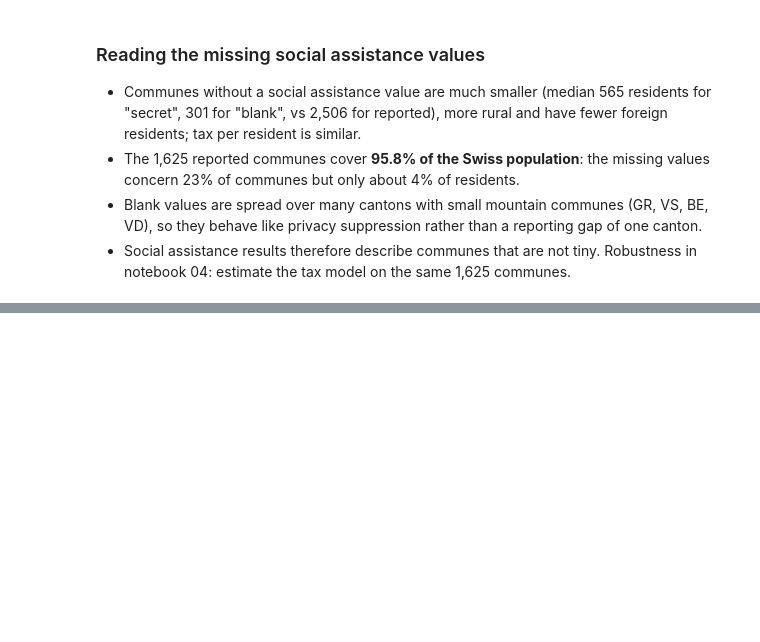
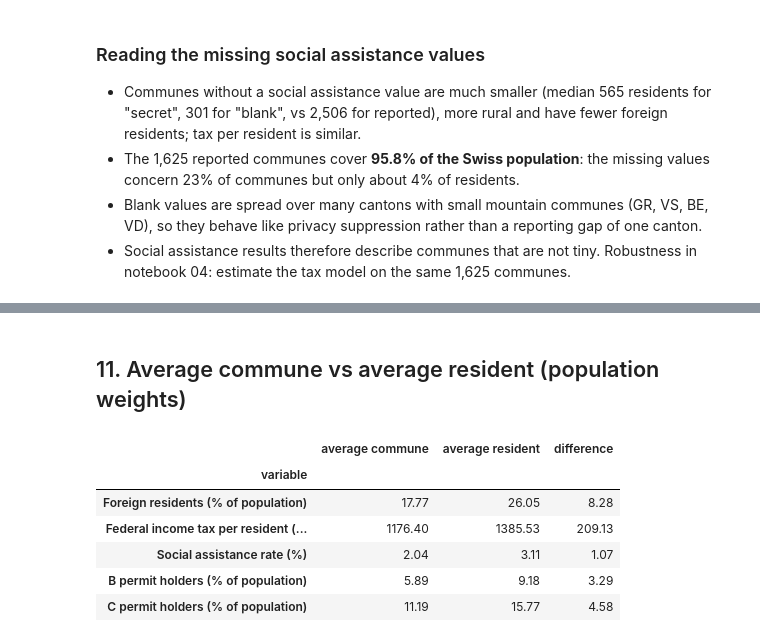
Before and after one commit to bousmarc/ADA-Project, a Jupyter notebook: notebooks/03_descriptive_stats.ipynb, the cells around one changed output, grey strips where cells are left out. Cells and saved outputs as stored; diff of their text form; code cells hidden in the pictures; blank space fills up the shorter version.

```diff
--- a/notebooks/03_descriptive_stats.ipynb
+++ b/notebooks/03_descriptive_stats.ipynb
@@ -502,0 +625,27 @@ Name: count, dtype: int64
+# %% [markdown]
+## 11. Average commune vs average resident (population weights)
+# %%
+weighted_vars = ["foreign_share", "tax_per_capita", "sa_rate", "share_B", "share_C"]
+
+rows = []
+for col in weighted_vars:
+    ok = df[col].notna()     # skip communes with a missing value for this variable
+    rows.append({
+        "variable": helpers.LABELS[col],
+        "average commune": df.loc[ok, col].mean(),
+        "average resident": np.average(df.loc[ok, col],
+                                       weights=df.loc[ok, "population"]),
+    })
+
+table3 = pd.DataFrame(rows).set_index("variable").round(2)
+table3["difference"] = (table3["average resident"] - table3["average commune"]).round(2)
+table3.to_csv(OUT / "table3_weighted_vs_unweighted.csv")
+table3
+# %% [output]
+|  | average commune | average resident | difference |
+| variable |  |  |  |
+| Foreign residents (% of population) | 17.77 | 26.05 | 8.28 |
+| Federal income tax per resident (... | 1176.40 | 1385.53 | 209.13 |
+| Social assistance rate (%) | 2.04 | 3.11 | 1.07 |
+| B permit holders (% of population) | 5.89 | 9.18 | 3.29 |
+| C permit holders (% of population) | 11.19 | 15.77 | 4.58 |
```
Also changed, not shown: parts of 10 cells of this notebook.
